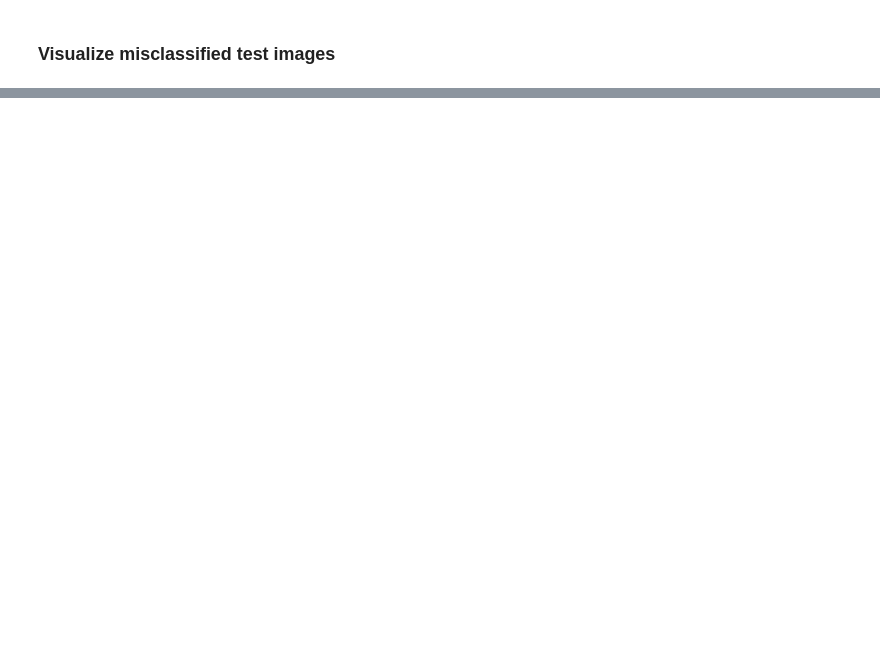
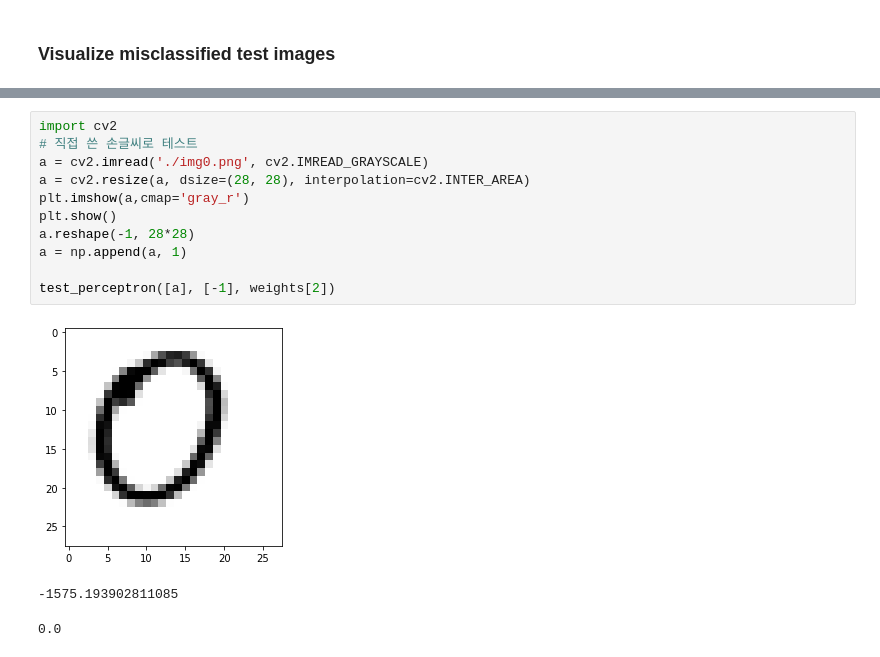
Before and after one commit to rhdtka21/Intro-To-AI, a Jupyter notebook: HW5_SeokJungwoo_2015003209.ipynb, the cells around one changed output, grey strips where cells are left out. Drawn from its saved outputs; the diff is of its cells as text; blank space fills up the shorter version.

```diff
--- a/HW5_SeokJungwoo_2015003209.ipynb
+++ b/HW5_SeokJungwoo_2015003209.ipynb
@@ -255,0 +254,15 @@ plt.show()
+# %%
+import cv2
+# 직접 쓴 손글씨로 테스트
+a = cv2.imread('./img0.png', cv2.IMREAD_GRAYSCALE)
+a = cv2.resize(a, dsize=(28, 28), interpolation=cv2.INTER_AREA)
+plt.imshow(a,cmap='gray_r')
+plt.show()
+a.reshape(-1, 28*28)
+a = np.append(a, 1)
+
+test_perceptron([a], [-1], weights[2])
+# %% [output]
+[figure, added]
+-1575.193902811085
+0.0
```
Also changed, not shown: parts of 5 cells of this notebook.
